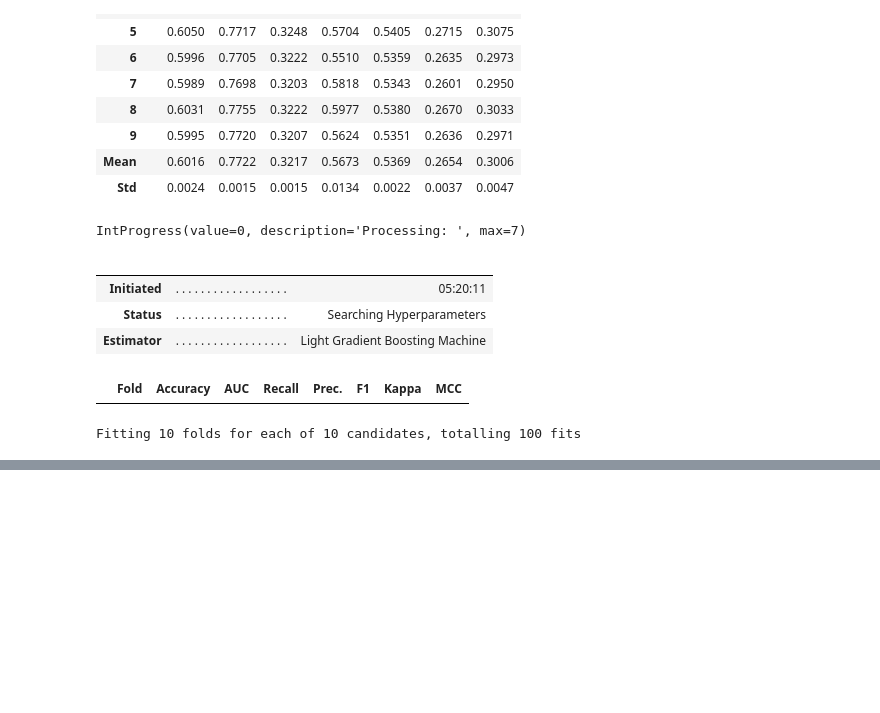
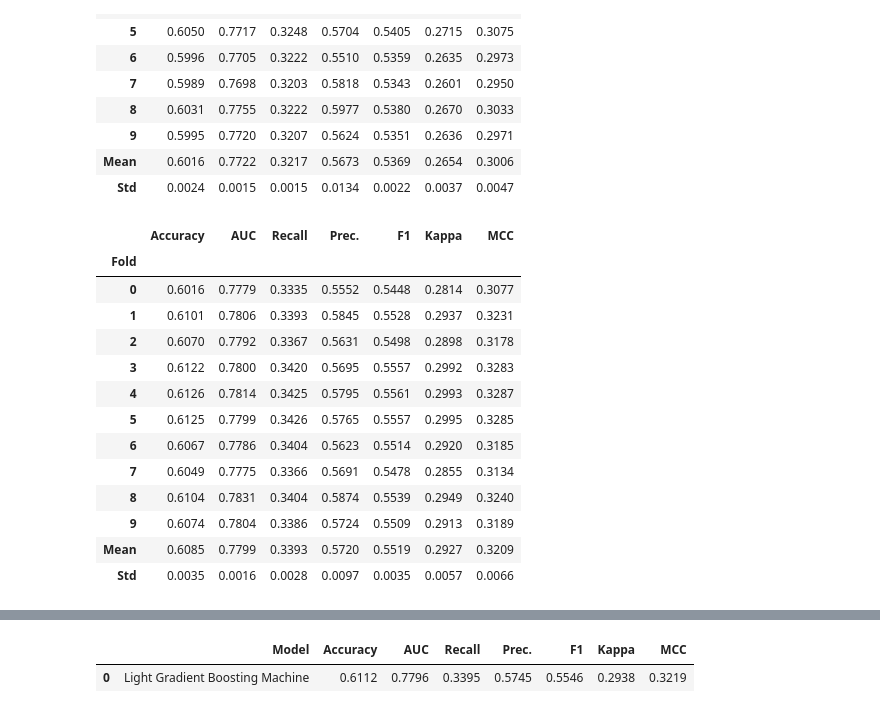
Before and after one commit to edimaudo/hackathon_coding_challenges, a Jupyter notebook: DeveloperWeek_Europe_2023/mcs/mcs Model.ipynb, the cells around one changed output, grey strips where cells are left out. Drawn from its saved outputs; the diff is of its cells as text; code cells hidden in the pictures; blank space fills up the shorter version.

```diff
--- a/DeveloperWeek_Europe_2023/mcs/mcs Model.ipynb
+++ b/DeveloperWeek_Europe_2023/mcs/mcs Model.ipynb
@@ -156,13 +156,19 @@ lightgbm = create_model('lightgbm')
 | Mean | 0.6016 | 0.7722 | 0.3217 | 0.5673 | 0.5369 | 0.2654 | 0.3006 |
 | Std | 0.0024 | 0.0015 | 0.0015 | 0.0134 | 0.0022 | 0.0037 | 0.0047 |
 # %%
-tuned_lighgbm = tune_model(lightgbm)
+tuned_lightgbm = tune_model(lightgbm)
 # %% [output]
-IntProgress(value=0, description='Processing: ', max=7)
-|  |  |  |
-|  |  |  |
-| Initiated | . . . . . . . . . . . . . . . . . . | 05:20:11 |
-| Status | . . . . . . . . . . . . . . . . . . | Searching Hyperparameters |
-| Estimator | . . . . . . . . . . . . . . . . . . | Light Gradient Boosting Machine |
+|  | Accuracy | AUC | Recall | Prec. | F1 | Kappa | MCC |
+| Fold |  |  |  |  |  |  |  |
+| 0 | 0.6016 | 0.7779 | 0.3335 | 0.5552 | 0.5448 | 0.2814 | 0.3077 |
+| 1 | 0.6101 | 0.7806 | 0.3393 | 0.5845 | 0.5528 | 0.2937 | 0.3231 |
+| 2 | 0.6070 | 0.7792 | 0.3367 | 0.5631 | 0.5498 | 0.2898 | 0.3178 |
+| 3 | 0.6122 | 0.7800 | 0.3420 | 0.5695 | 0.5557 | 0.2992 | 0.3283 |
+| 4 | 0.6126 | 0.7814 | 0.3425 | 0.5795 | 0.5561 | 0.2993 | 0.3287 |
+| 5 | 0.6125 | 0.7799 | 0.3426 | 0.5765 | 0.5557 | 0.2995 | 0.3285 |
+| 6 | 0.6067 | 0.7786 | 0.3404 | 0.5623 | 0.5514 | 0.2920 | 0.3185 |
+| 7 | 0.6049 | 0.7775 | 0.3366 | 0.5691 | 0.5478 | 0.2855 | 0.3134 |
+| 8 | 0.6104 | 0.7831 | 0.3404 | 0.5874 | 0.5539 | 0.2949 | 0.3240 |
+| 9 | 0.6074 | 0.7804 | 0.3386 | 0.5724 | 0.5509 | 0.2913 | 0.3189 |
+| Mean | 0.6085 | 0.7799 | 0.3393 | 0.5720 | 0.5519 | 0.2927 | 0.3209 |
+| Std | 0.0035 | 0.0016 | 0.0028 | 0.0097 | 0.0035 | 0.0057 | 0.0066 |
-|  | Fold | Accuracy | AUC | Recall | Prec. | F1 | Kappa | MCC |
-Fitting 10 folds for each of 10 candidates, totalling 100 fits
@@ -171,5 +175,8 @@ Fitting 10 folds for each of 10 candidates, totalling 100 fits
 # %%
 predict_model(tuned_lightgbm);
+# %% [output]
+|  | Model | Accuracy | AUC | Recall | Prec. | F1 | Kappa | MCC |
+| 0 | Light Gradient Boosting Machine | 0.6112 | 0.7796 | 0.3395 | 0.5745 | 0.5546 | 0.2938 | 0.3219 |
 # %%
 final_lightgbm = finalize_model(tuned_lightgbm)
 # %%
```
Also changed, not shown: parts of 4 cells of this notebook.
